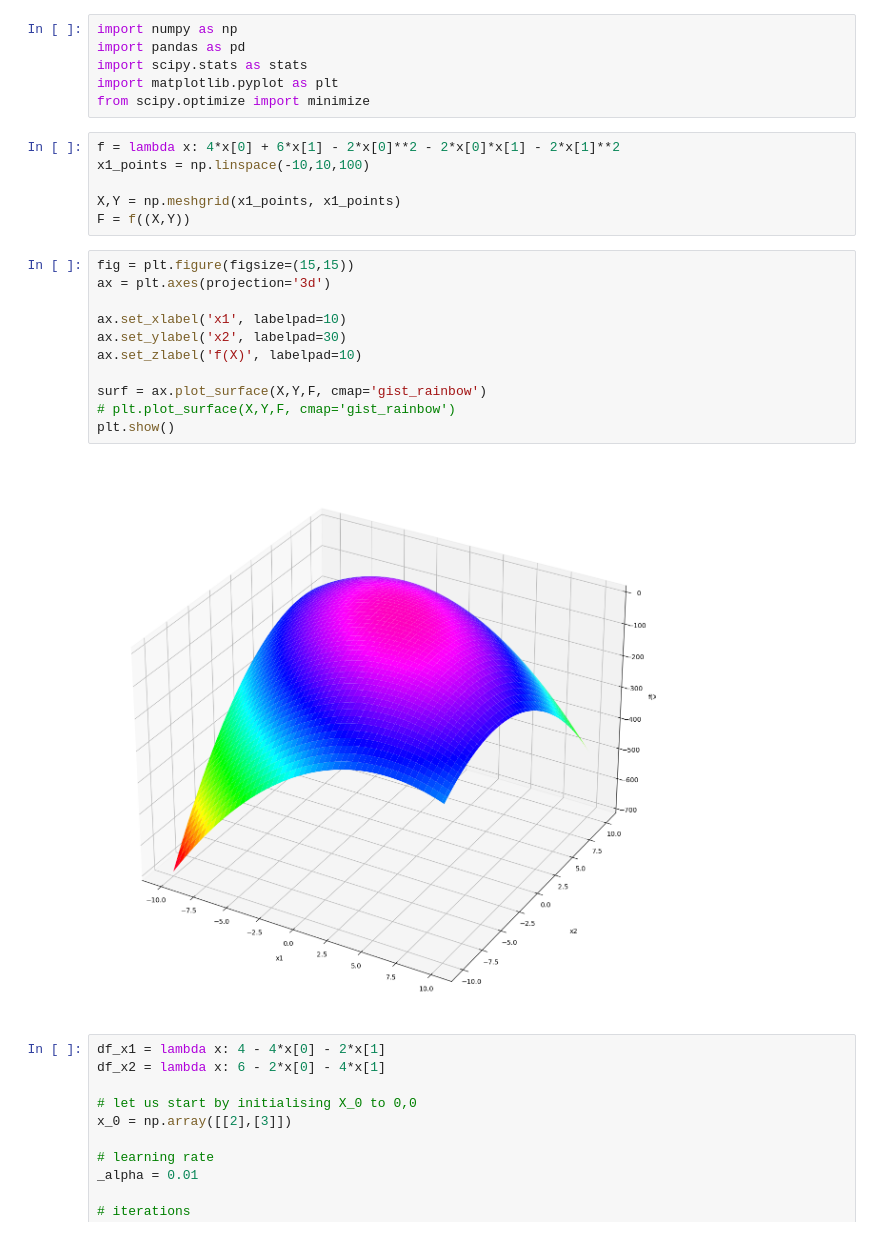
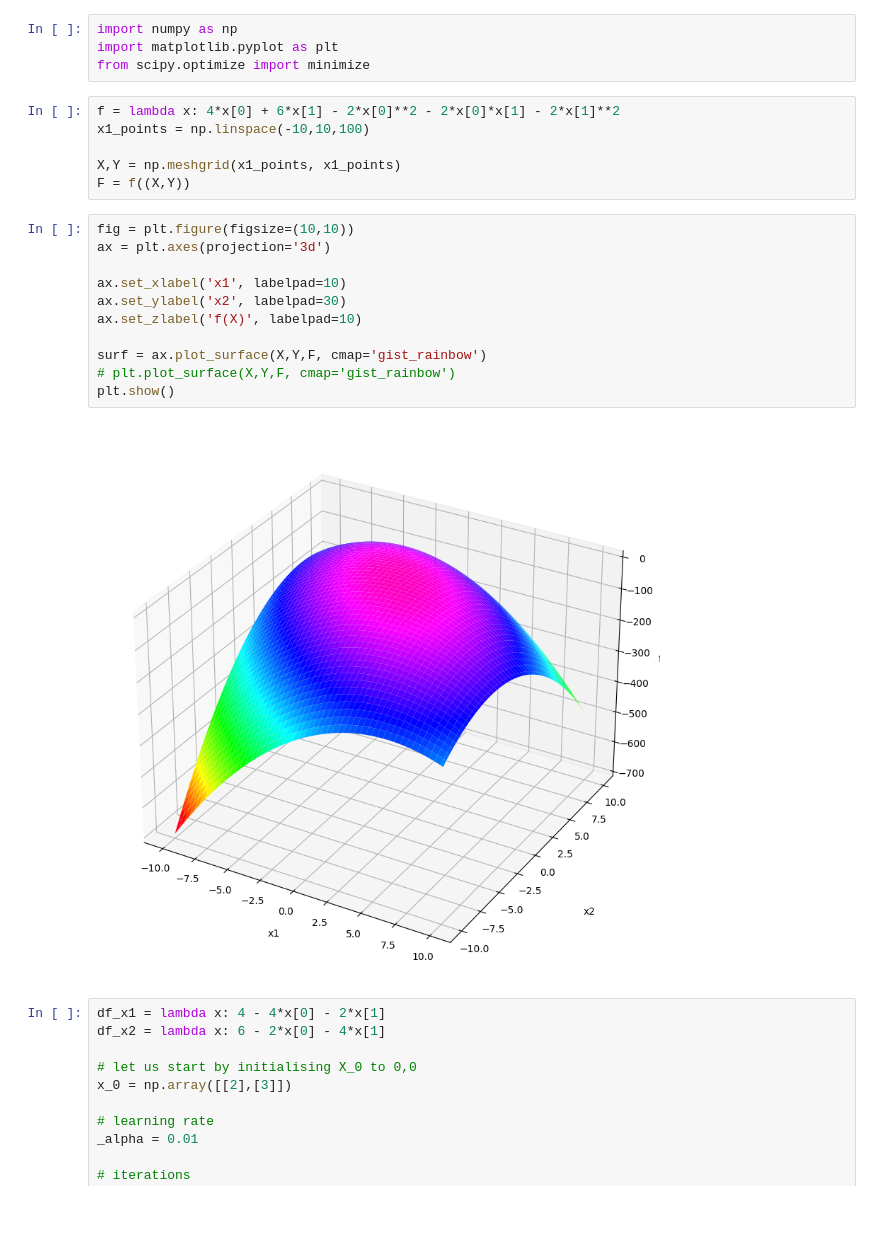
Before and after one commit to romulan-overlord/MDSC-103, a Jupyter notebook: Exam/23908-MDSCP103-ESE.ipynb, the cells around one changed output. Drawn from its saved outputs; the diff is of its cells as text.

```diff
--- a/Exam/23908-MDSCP103-ESE.ipynb
+++ b/Exam/23908-MDSCP103-ESE.ipynb
@@ -1,7 +1,5 @@
 # %%
 import numpy as np
-import pandas as pd
-import scipy.stats as stats
 import matplotlib.pyplot as plt
 from scipy.optimize import minimize
 # %%
@@ -11,18 +9,18 @@ x1_points = np.linspace(-10,10,100)
 X,Y = np.meshgrid(x1_points, x1_points)
 F = f((X,Y))
 # %%
-fig = plt.figure(figsize=(15,15))
+fig = plt.figure(figsize=(10,10))
 ax = plt.axes(projection='3d')
 
 ax.set_xlabel('x1', labelpad=10)
 ax.set_ylabel('x2', labelpad=30)
 ax.set_zlabel('f(X)', labelpad=10)
 
 surf = ax.plot_surface(X,Y,F, cmap='gist_rainbow')
 # plt.plot_surface(X,Y,F, cmap='gist_rainbow')
 plt.show()
 # %% [output]
-[figure, old version]
+[figure, new version]
 # %%
 df_x1 = lambda x: 4 - 4*x[0] - 2*x[1]
 df_x2 = lambda x: 6 - 2*x[0] - 4*x[1]
```
Also changed, not shown: parts of 3 cells of this notebook, 1 other file.
